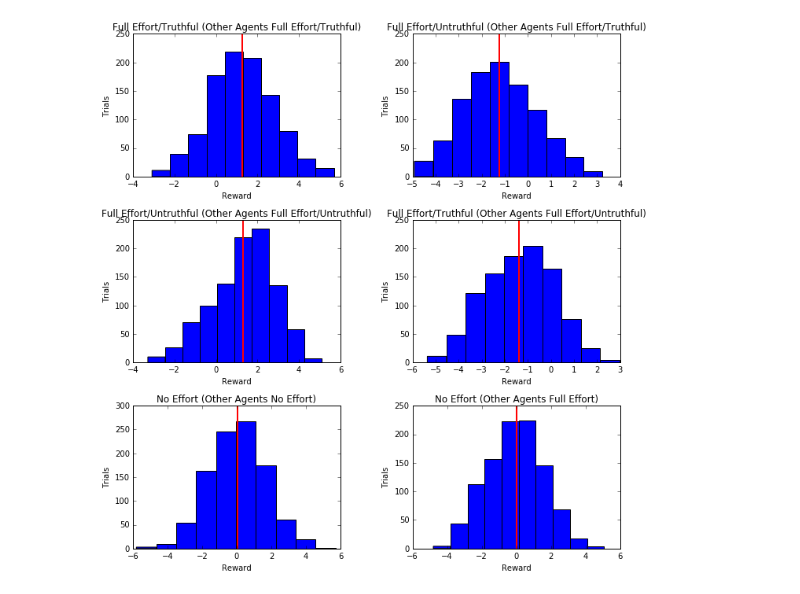
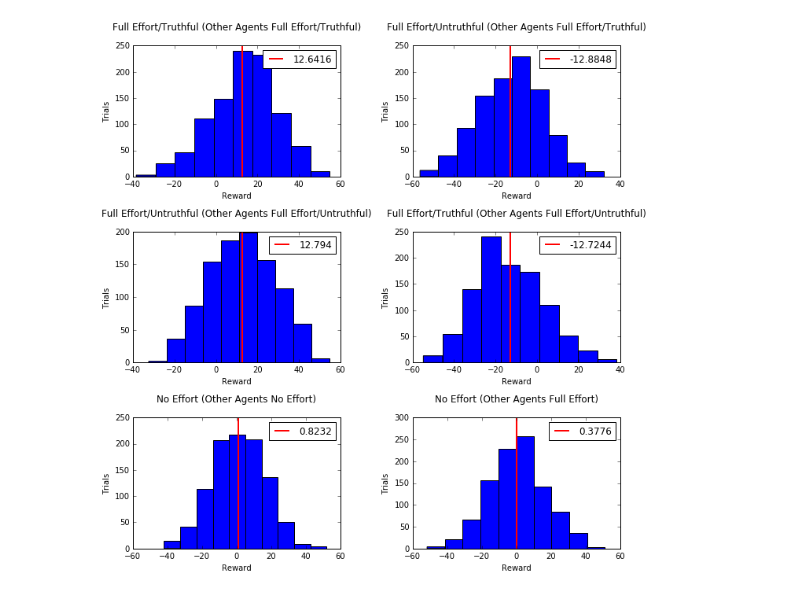
Before and after one commit to chuckyouliu/Crowdsourced-Elicitation, a Jupyter notebook: CrowdSourcedTesting.ipynb, the cells around one changed output. Cells and saved outputs as stored; diff of their text form; code cells hidden in the pictures.

```diff
--- a/CrowdSourcedTesting.ipynb
+++ b/CrowdSourcedTesting.ipynb
@@ -42,7 +42,7 @@ tasks = dict(zip(range(N), np.random.uniform(size=N)>0.5))
 task_assignments = split_tasks(N, num_agents, 10, tasks)
 num_nonoverlapping = 5
 # %%
-def simulate_rewards(agents, num_nonoverlapping, task_assignments, trials, title, ax=None):
+def simulate_rewards(agents, num_nonoverlapping, reward_factor, task_assignments, trials, title, ax=None):
     rewards = []
     for i in range(trials):
         for idx, agent in enumerate(agents):
@@ -53,40 +53,44 @@ def simulate_rewards(agents, num_nonoverlapping, task_assignments, trials, title
                 refidx = 0
                 while refidx < len(agents) and (idx not in agents[refidx].tasks or agents[refidx] == agent):
                     refidx += 1
-                agent.task_score(idx, agents[refidx], num_nonoverlapping)
+                agent.task_score(idx, agents[refidx], num_nonoverlapping, reward_factor)
         rewards.append(agents[0].reward)
+    avg = np.mean(rewards)
     if ax is None:
         plt.hist(rewards)
-        plt.axvline(x=np.mean(rewards), ymin=0, ymax=trials, color='r', linewidth=2)
+        avg_line = plt.axvline(x=avg, ymin=0, ymax=trials, color='r', linewidth=2, label=avg)
         plt.title(title)
         plt.xlabel("Reward")
         plt.ylabel("Trials")
+        plt.legend(handles=[avg_line])
     else:
         ax.hist(rewards)
-        ax.axvline(x=np.mean(rewards), ymin=0, ymax=trials, color='r', linewidth=2)
+        avg_line = ax.axvline(x=avg, ymin=0, ymax=trials, color='r', linewidth=2, label=avg)
         ax.set_title(title)
         ax.set_xlabel("Reward")
         ax.set_ylabel("Trials")
+        ax.legend(handles=[avg_line])
+# %%
+def plot_scenarios(scenarios, num_nonoverlapping, reward_factor, trials, ncols = 2):
+    fig, axes = plt.subplots(nrows=(len(scenarios)+ncols-1)/ncols, ncols=ncols, figsize=(5*ncols,3*(len(scenarios)+ncols-1)/ncols), tight_layout=True)
+    for ax, scenario in zip(axes.ravel(), scenarios):
+        agents, title = scenario
+        simulate_rewards(agents, num_nonoverlapping, reward_factor, task_assignments, trials, title, ax)
 # %%
 # different scenarios of agents
 scenarios = [None]*6
 scenarios[0] = ([ag.FullEffortTrueAgent(task_assignments[i]) for i in range(num_agents)],
-                "Full Effort/Truthful (Other Agents Full Effort/Truthful)")
+                "Full Effort/Truthful (Other Agents Full Effort/Truthful)\n")
 scenarios[1] = ([ag.FullEffortFalseAgent(task_assignments[0])] + [ag.FullEffortTrueAgent(task_assignments[i+1]) for i in range(num_agents-1)],
-                "Full Effort/Untruthful (Other Agents Full Effort/Truthful)")
+                "Full Effort/Untruthful (Other Agents Full Effort/Truthful)\n")
 scenarios[2] = ([ag.FullEffortFalseAgent(task_assignments[i]) for i in range(num_agents)],
-                "Full Effort/Untruthful (Other Agents Full Effort/Untruthful)")
+                "Full Effort/Untruthful (Other Agents Full Effort/Untruthful)\n")
 scenarios[3] = ([ag.FullEffortTrueAgent(task_assignments[0])] + [ag.FullEffortFalseAgent(task_assignments[i+1]) for i in range(num_agents-1)],
-                "Full Effort/Truthful (Other Agents Full Effort/Untruthful)")
+                "Full Effort/Truthful (Other Agents Full Effort/Untruthful)\n")
 scenarios[4] = ([ag.NoEffortAgent(task_assignments[i]) for i in range(num_agents)],
-                "No Effort (Other Agents No Effort)")
+                "No Effort (Other Agents No Effort)\n")
 scenarios[5] = ([ag.NoEffortAgent(task_assignments[0])] + [ag.FullEffortTrueAgent(task_assignments[i+1]) for i in range(num_agents-1)],
-                "No Effort (Other Agents Full Effort)")
+                "No Effort (Other Agents Full Effort)\n")
+plot_scenarios(scenarios, 5, 10, 1000)
+# %% [output]
+[figure, added]
-# %%
-fig, axes = plt.subplots(nrows=3, ncols=2, figsize=(10,10),
-                         tight_layout=True)
-for ax, scenario in zip(axes.ravel(), scenarios):
-    agents, title = scenario
-    simulate_rewards(agents, num_nonoverlapping, task_assignments, 1000, title, ax)
-# %% [output]
-[figure, removed]
```
Also changed, not shown: parts of 1 cell of this notebook, 1 other file.
